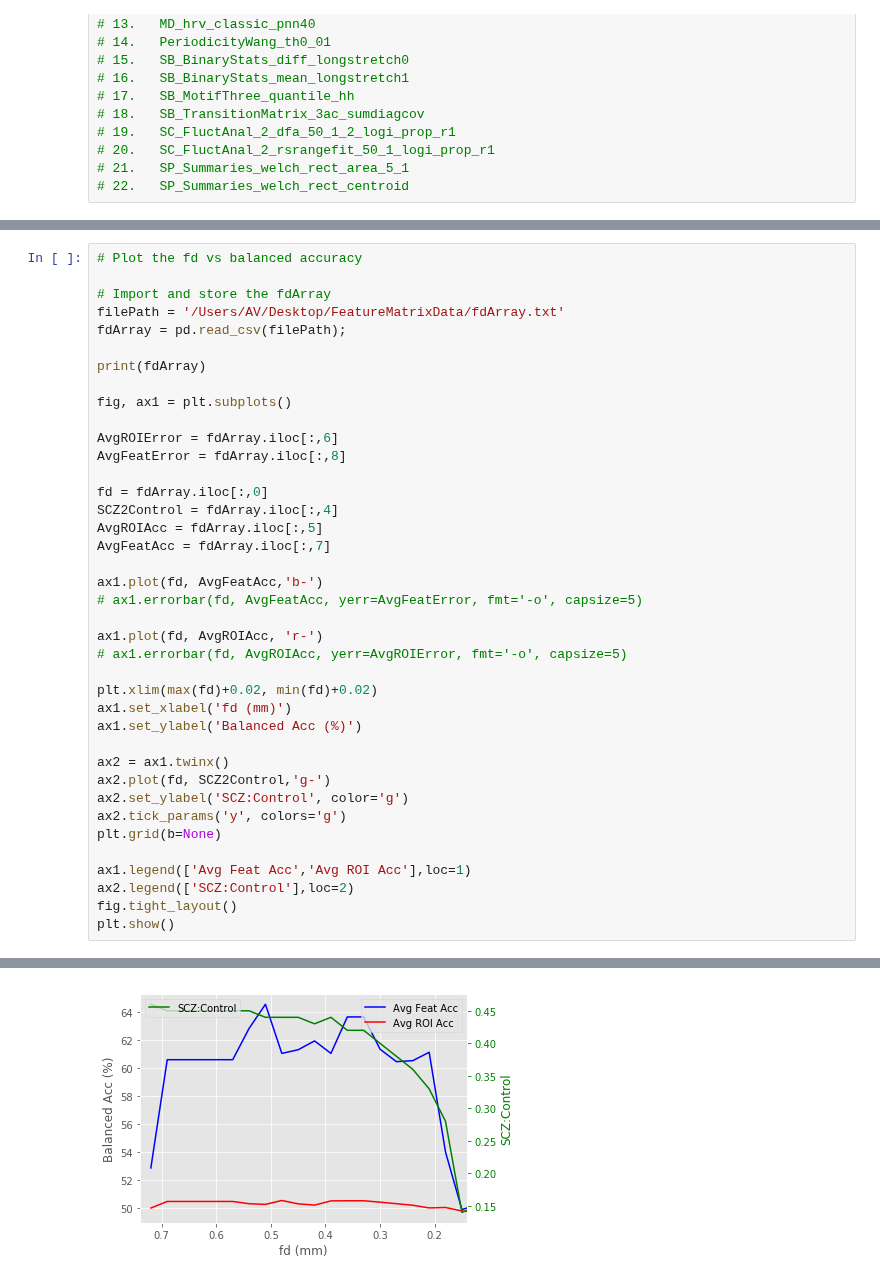
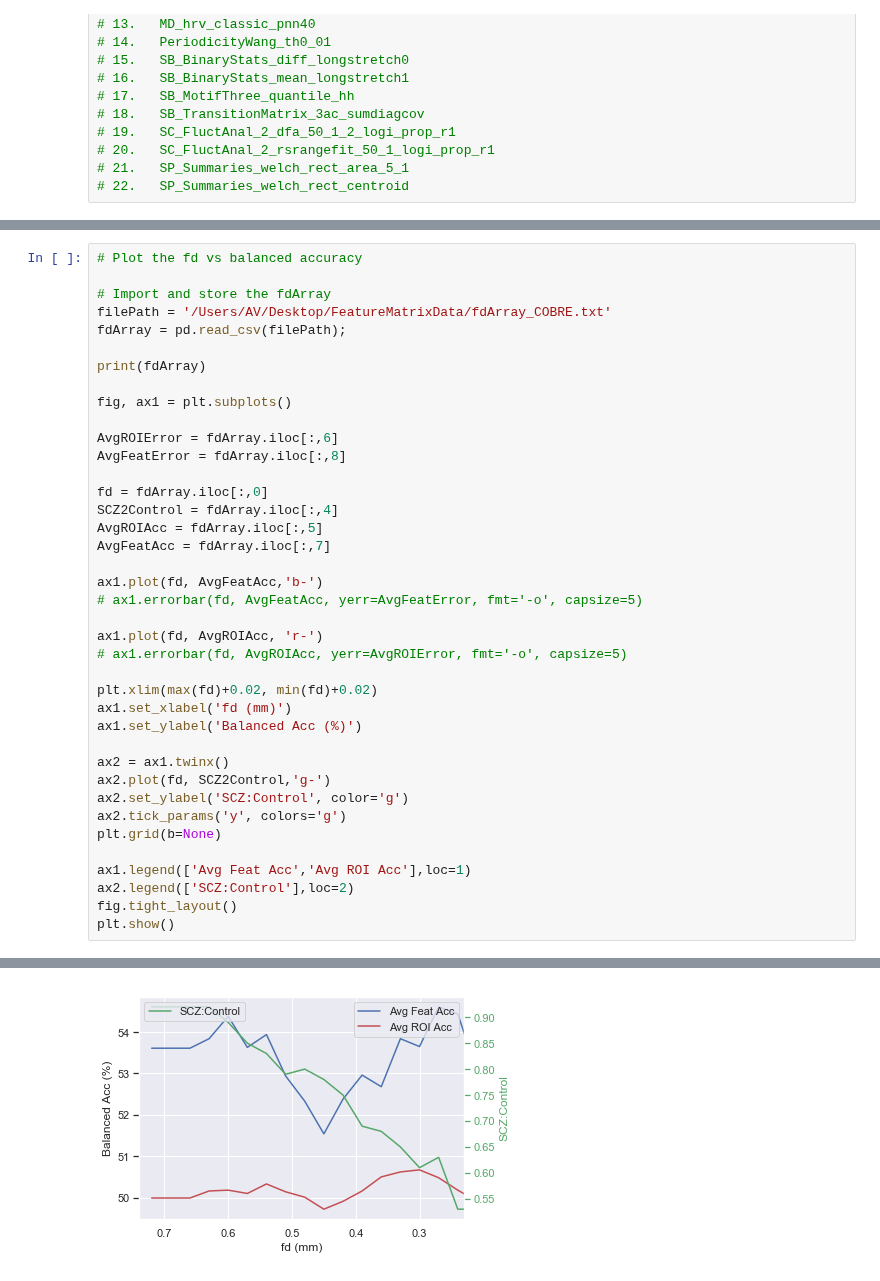
Before and after one commit to DynamicsAndNeuralSystems/fMRI_FeaturesDisorders, a Jupyter notebook: classifyFeatMat_COBRE.ipynb, the cells around one changed output, grey strips where cells are left out. Drawn from its saved outputs; the diff is of its cells as text.

```diff
--- a/classifyFeatMat_COBRE.ipynb
+++ b/classifyFeatMat_COBRE.ipynb
@@ -613,7 +636,7 @@ Mean Error (across all features) = 11.50%
 # Plot the fd vs balanced accuracy
 
 # Import and store the fdArray
-filePath = '/Users/AV/Desktop/FeatureMatrixData/fdArray.txt'
+filePath = '/Users/AV/Desktop/FeatureMatrixData/fdArray_COBRE.txt'
 fdArray = pd.read_csv(filePath);
 
 print(fdArray)
@@ -669,4 +692,4 @@ plt.show()
-[figure, old version]
+[figure, new version]
 # %%
 # fd variation across subjects
 
```
Also changed, not shown: parts of 17 cells of this notebook, 1 other file.
